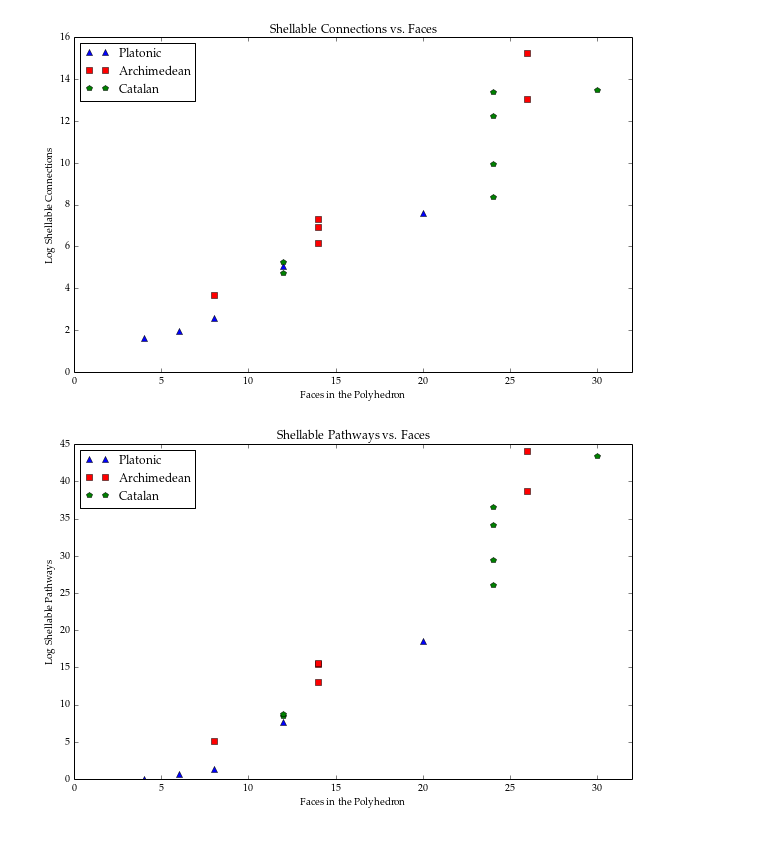
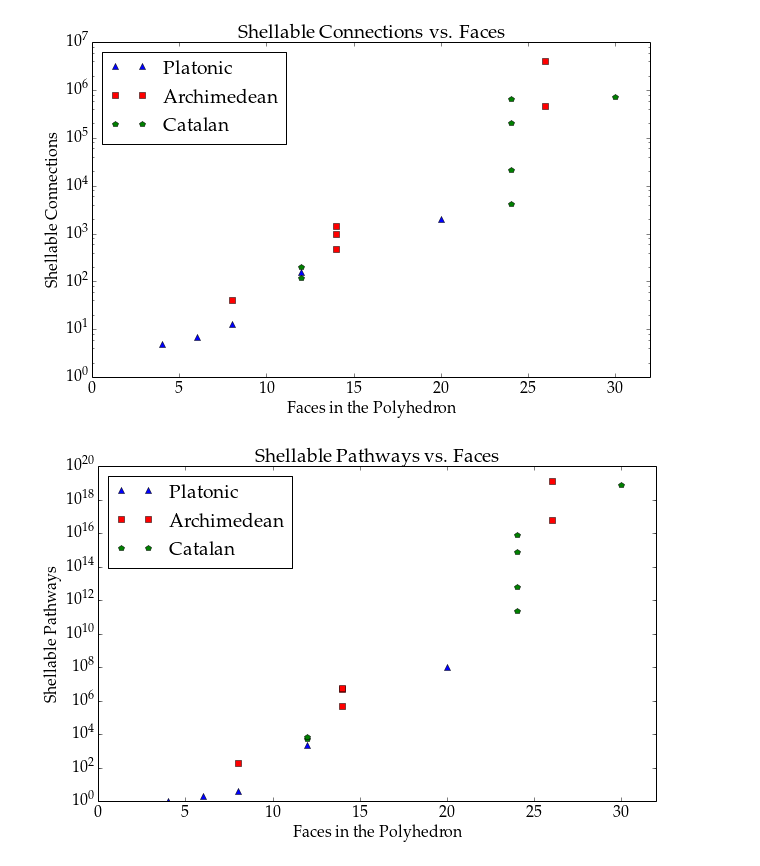
Before and after one commit to Danie1Johnson/thesis, a Jupyter notebook: images/BG_CCS_stats.ipynb, the cells around one changed output. Drawn from its saved outputs; the diff is of its cells as text; code cells hidden in the pictures.

```diff
--- a/images/BG_CCS_stats.ipynb
+++ b/images/BG_CCS_stats.ipynb
@@ -154,28 +195,28 @@ plt.savefig(poly_name+"polys_face_shell_int.eps", dpi=fig_dpi, format='eps')
 # %%
 plt.figure(figsize=my_figsize, dpi=my_dpi)
-plt.plot(platonic_faces, np.log(platonic_shell_cons), p_m, label='Platonic')
-plt.plot(archimedean_faces, np.log(archimedean_shell_cons), a_m, label='Archimedean')
-plt.plot(catalan_faces, np.log(catalan_shell_cons), c_m, label='Catalan')
+plt.semilogy(platonic_faces, platonic_shell_cons, p_m, label='Platonic')
+plt.semilogy(archimedean_faces, archimedean_shell_cons, a_m, label='Archimedean')
+plt.semilogy(catalan_faces, catalan_shell_cons, c_m, label='Catalan')
 plt.title('Shellable Connections vs. Faces')
 plt.xlabel('Faces in the Polyhedron')
-plt.ylabel('Log Shellable Connections')
+plt.ylabel('Shellable Connections')
 plt.xlim(0,32)
 plt.legend(loc = 2)
 plt.savefig(poly_name+"polys_face_shell_con.eps", dpi=fig_dpi, format='eps')
 # %% [output]
-[figure, old version]
+[figure, new version]
 # %%
 plt.figure(figsize=my_figsize, dpi=my_dpi)
-plt.plot(platonic_faces, np.log(platonic_shell_paths), p_m, label='Platonic')
-plt.plot(archimedean_faces, np.log(archimedean_shell_paths), a_m, label='Archimedean')
-plt.plot(catalan_faces, np.log(catalan_shell_paths), c_m, label='Catalan')
+plt.semilogy(platonic_faces, platonic_shell_paths, p_m, label='Platonic')
+plt.semilogy(archimedean_faces, archimedean_shell_paths, a_m, label='Archimedean')
+plt.semilogy(catalan_faces, catalan_shell_paths, c_m, label='Catalan')
 plt.title('Shellable Pathways vs. Faces')
 plt.xlabel('Faces in the Polyhedron')
-plt.ylabel('Log Shellable Pathways')
+plt.ylabel('Shellable Pathways')
 plt.xlim(0,32)
 plt.legend(loc = 2)
 plt.savefig(poly_name+"polys_face_shell_path.eps", dpi=fig_dpi, format='eps')
 # %% [output]
-[figure, old version]
+[figure, new version]
 # %%
 plt.figure(figsize=my_figsize, dpi=my_dpi)
```
Also changed, not shown: parts of 17 cells of this notebook, 14 other files.
